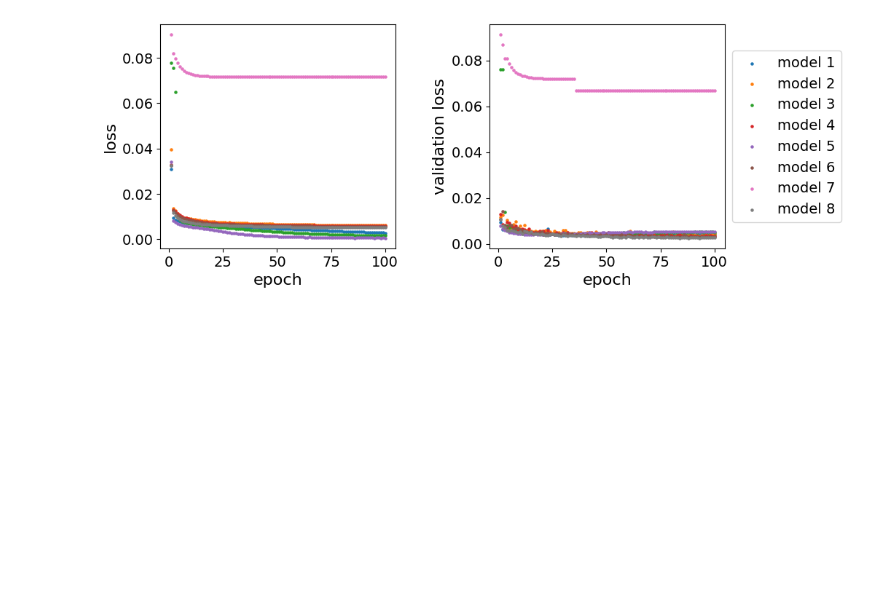
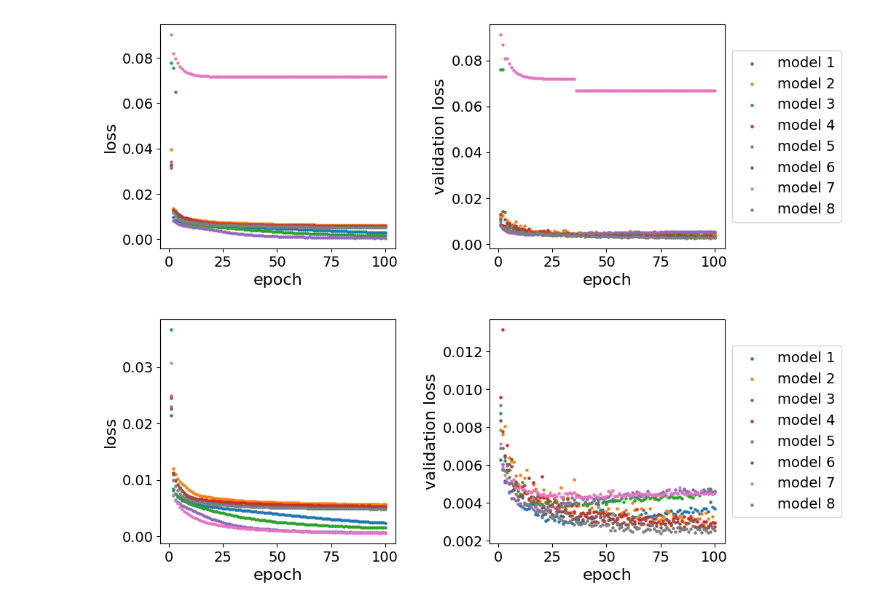
Before and after one commit to mgnarag/autoencoder-cleaning, a Jupyter notebook: Plotting_loss_function.ipynb, the cells around one changed output. Cells and saved outputs as stored; diff of their text form; code cells hidden in the pictures; blank space fills up the shorter version.

```diff
--- a/Plotting_loss_function.ipynb
+++ b/Plotting_loss_function.ipynb
@@ -86,3 +79,27 @@ plt.legend(fontsize=14, loc='center left', bbox_to_anchor=(1, 0.5))
 plt.show()
 # %% [output]
 [figure]
+# %%
+X = np.arange(1,101)
+fig, ax = plt.subplots(1, 2, figsize=(10, 4))
+
+for model_number in range(1,9):
+  loss = pd.read_csv(file_path + '2 Loss/' + 'loss_'+str(model_number)+'_b.csv', usecols = ['0'])
+  val_loss = pd.read_csv(file_path + '3 Validation loss/' + 'val_loss_'+str(model_number)+'_b.csv', usecols = ['0'])
+
+  ax[0].scatter(X, loss, label='model '+str(model_number), s=5)
+  ax[0].set_xlabel('epoch',fontsize=16)
+  ax[0].set_ylabel('loss',fontsize=16)
+
+  ax[1].scatter(X, val_loss, label='model '+str(model_number), s=5)
+  ax[1].set_xlabel('epoch',fontsize=16)
+  ax[1].set_ylabel('validation loss',fontsize=16)
+
+for axis in ax:
+    axis.tick_params(axis='both', labelsize=14)
+
+plt.subplots_adjust(wspace=0.4)
+plt.legend(fontsize=14, loc='center left', bbox_to_anchor=(1, 0.5))
+plt.show()
+# %% [output]
+[figure, added]
```
Also changed, not shown: parts of 1 cell of this notebook.
